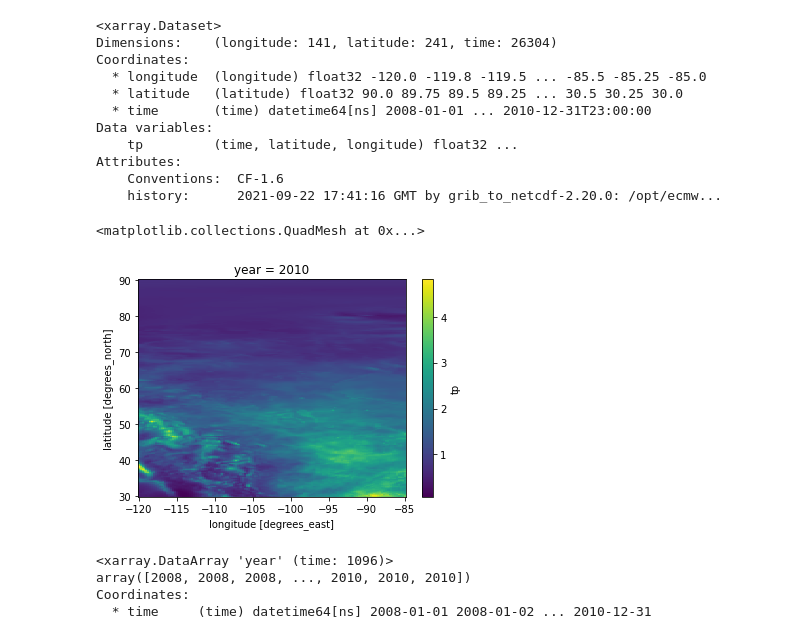
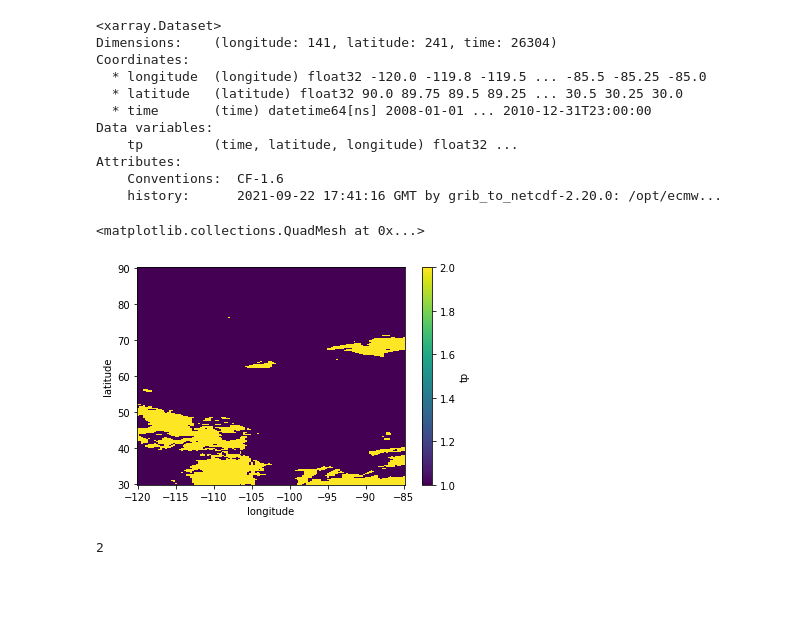
Before and after one commit to gbromley/PreSeason, a Jupyter notebook: Bower_WetSeason.ipynb, the cells around one changed output. Drawn from its saved outputs; the diff is of its cells as text; code cells hidden in the pictures; blank space fills up the shorter version.

Commit message:
Harmonic code added

```diff
--- a/Bower_WetSeason.ipynb
+++ b/Bower_WetSeason.ipynb
@@ -28,12 +79,6 @@ annual_means = daily_precip.groupby('time.year').mean(dim='time')
-# %%
-annual_means.isel(year=2).plot()
-# %% [output]
-<matplotlib.collections.QuadMesh at 0x...>
-[figure, removed]
-# %%
-daily_precip.time.dt.year
-# %% [output]
-<xarray.DataArray 'year' (time: 1096)>
-array([2008, 2008, 2008, ..., 2010, 2010, 2010])
-Coordinates:
-  * time     (time) datetime64[ns] 2008-01-01 2008-01-02 ... 2010-12-31
+# %%
+### Create The annual daily precip anomalies ###
+annual_means = daily_precip.groupby('time.year').mean(dim='time')
+
+anomalies_withleap = daily_precip.groupby('time.year') - annual_means
+anomalies = anomalies_withleap.sel(time=~((anomalies_withleap.time.dt.month == 2) & (anomalies_withleap.time.dt.day == 29)))
@@ -39,0 +87,17 @@ Coordinates:
+# %%
+
+
+
+for i, k in anomalies.groupby('time.year'):
+    wetseason = xr.apply_ufunc(
+    Harmonics,
+    k,
+    input_core_dims=[["time"]],
+    exclude_dims=set(["time"]),
+    vectorize=True,
+    )
+# %%
+wetseason.plot()
+# %% [output]
+<matplotlib.collections.QuadMesh at 0x...>
+[figure, added]
@@ -39,0 +108,4 @@ Coordinates:
+# %%
+harm_test[2].argmax()
+# %% [output]
+2
```
Also changed, not shown: parts of 19 cells of this notebook.
